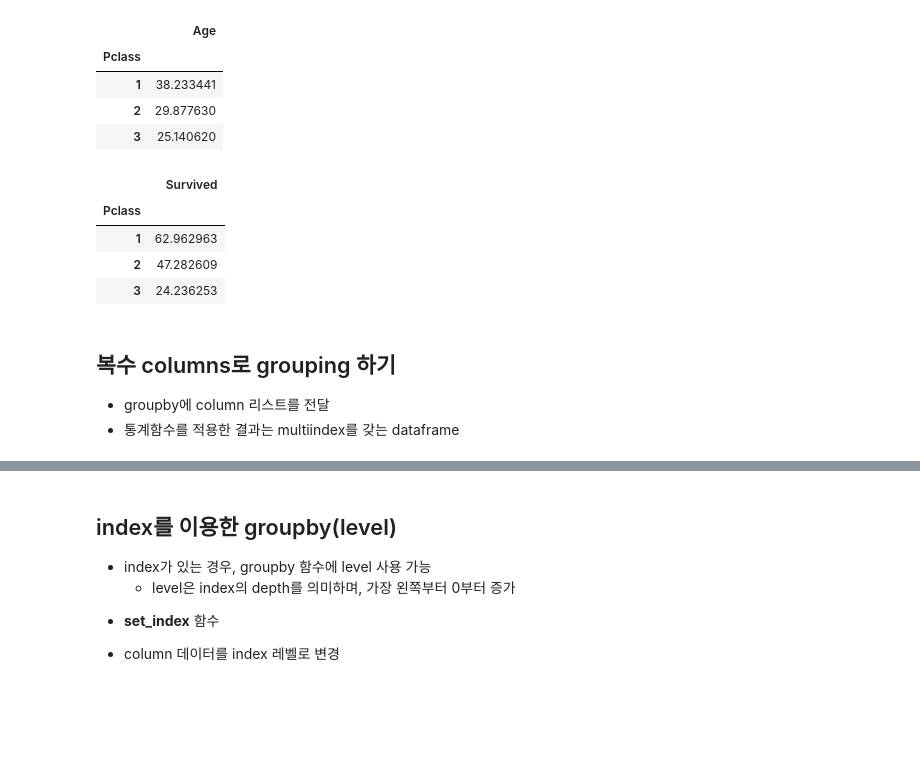
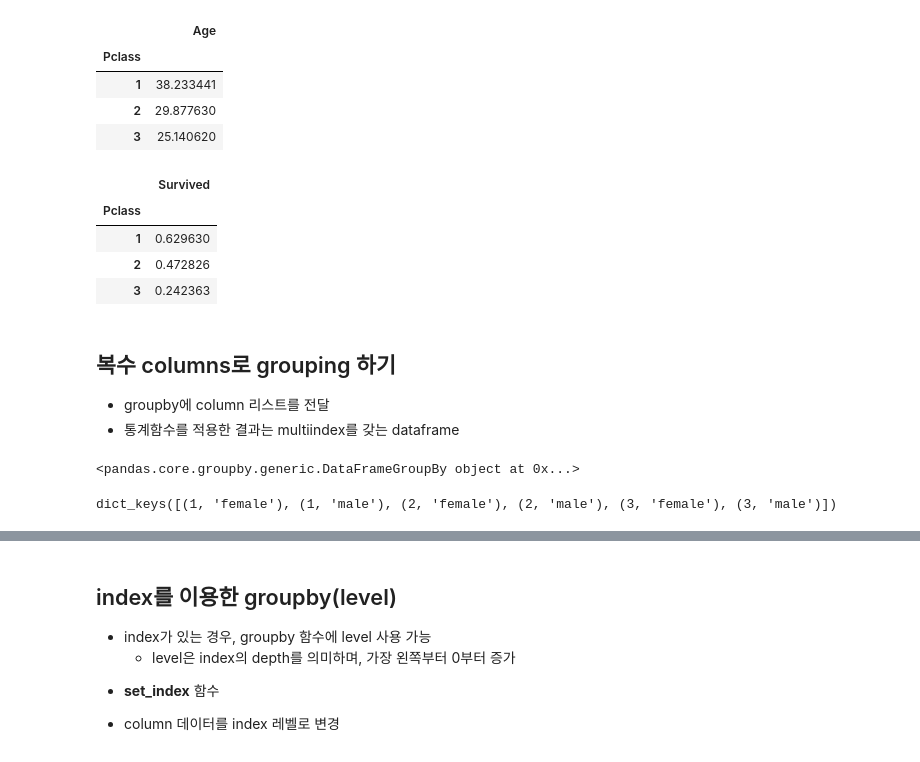
Before and after one commit to LeoChoi224/PyWork, a Jupyter notebook: 07_DataAnalysis/03 pandas - DataFrame.ipynb, the cells around one changed output, grey strips where cells are left out. Saved outputs shown, nothing was run; the diff lists cells and outputs as text; code cells hidden in the pictures; blank space fills up the shorter version.

```diff
--- a/07_DataAnalysis/03 pandas - DataFrame.ipynb
+++ b/07_DataAnalysis/03 pandas - DataFrame.ipynb
@@ -1959,14 +1959,17 @@ grouped_pclass.mean(numeric_only=True)[['Age']]
 | 2 | 29.877630 |
 | 3 | 25.140620 |
 # %%
-# 각 객실 등급별 생존률 구하기
+# 도전) 각 객실 등급별 생존률 구하기
 grouped_pclass.mean(numeric_only=True)[['Survived']].apply(lambda x: x * 100)
+
+# 강사님 답변
+grouped_pclass[['Survived']].mean()
 # %% [output]
 |  | Survived |
 | Pclass |  |
-| 1 | 62.962963 |
-| 2 | 47.282609 |
-| 3 | 24.236253 |
+| 1 | 0.629630 |
+| 2 | 0.472826 |
+| 3 | 0.242363 |
 # %% [markdown]
 ## 복수 columns로 grouping 하기
  - groupby에 column 리스트를 전달
@@ -1977,0 +1979,9 @@ grouped_pclass.mean(numeric_only=True)[['Survived']].apply(lambda x: x * 100)
+# %%
+grouped_multi = df.groupby(['Pclass', 'Sex'])  # 컬럼의 리스트
+grouped_multi
+# %% [output]
+<pandas.core.groupby.generic.DataFrameGroupBy object at 0x...>
+# %%
+grouped_multi.groups.keys()
+# %% [output]
+dict_keys([(1, 'female'), (1, 'male'), (2, 'female'), (2, 'male'), (3, 'female'), (3, 'male')])
```
Also changed, not shown: parts of 97 cells of this notebook, 7 other files.
